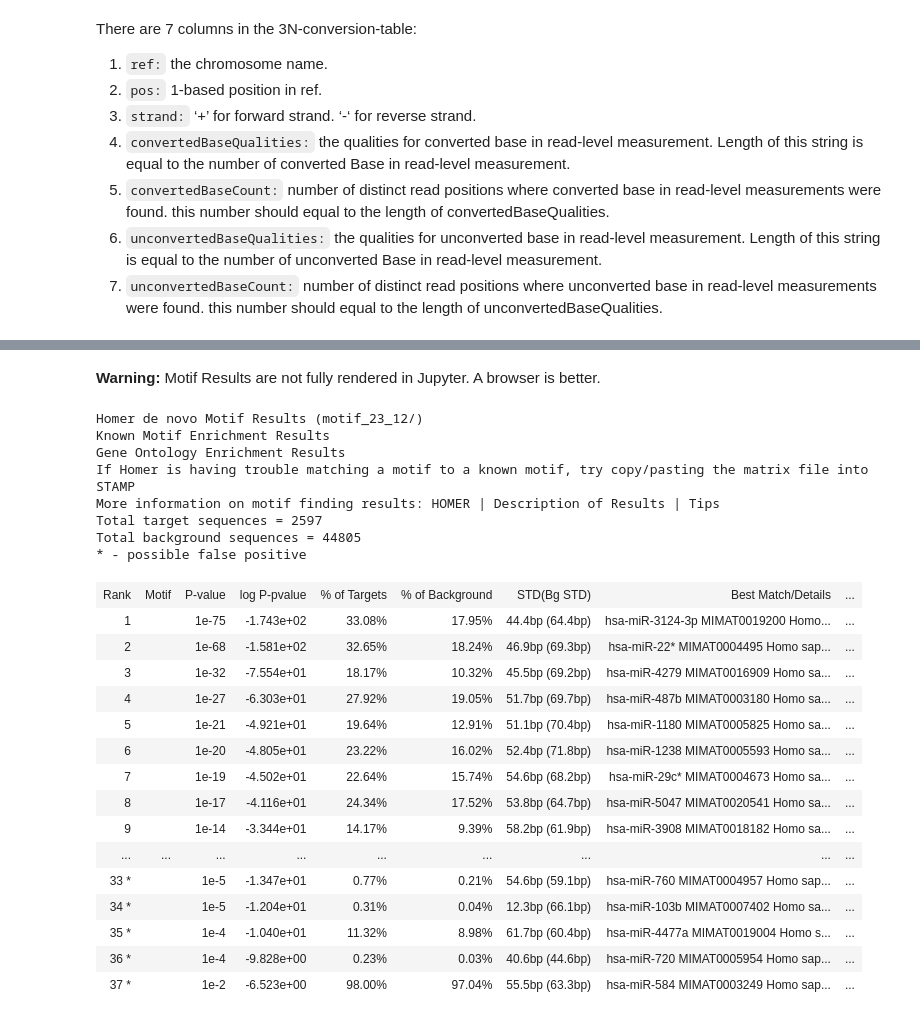
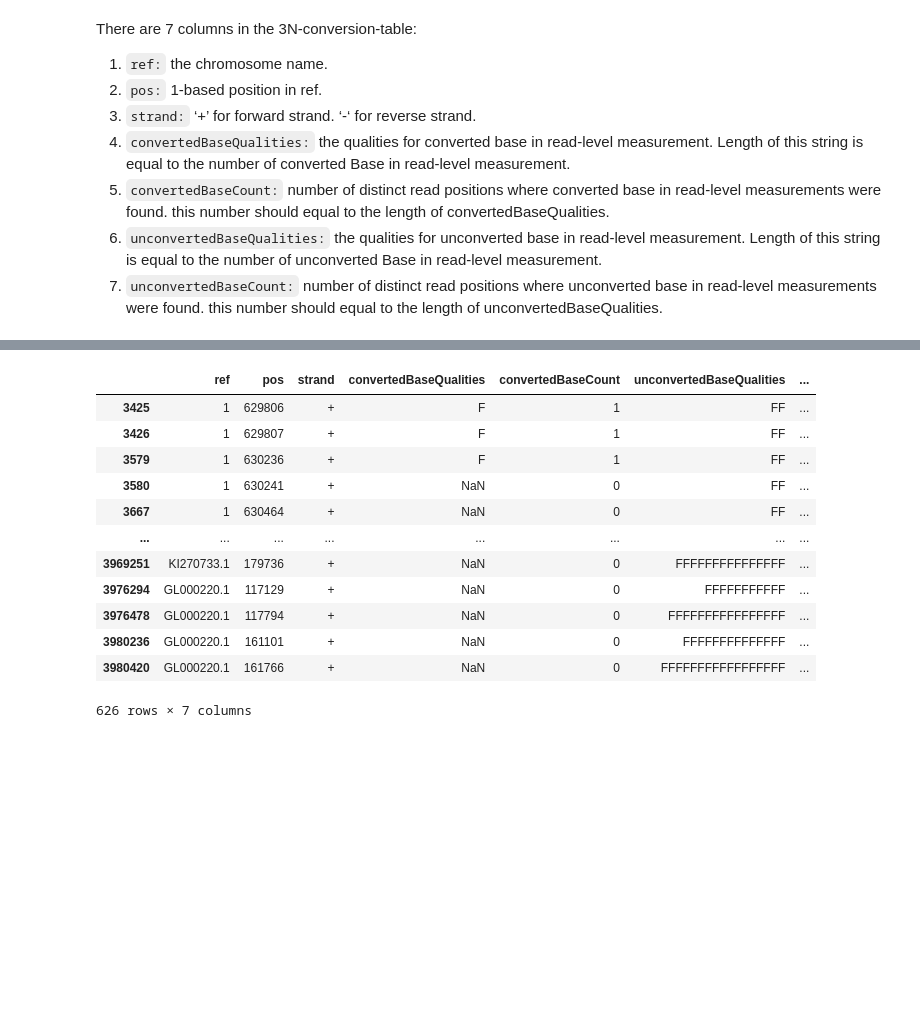
Before and after one commit to prairie-guy/UBS-seq_basic, a Jupyter notebook: workspace/ubs_basic.ipynb, the cells around one changed output, grey strips where cells are left out. Saved outputs shown, nothing was run; the diff lists cells and outputs as text; code cells hidden in the pictures; blank space fills up the shorter version.

```diff
--- a/workspace/ubs_basic.ipynb
+++ b/workspace/ubs_basic.ipynb
@@ -1164,4 +810,0 @@ INFO  @ 14 Oct 2023 05:24:20: [174 MB] Done!
-# %%
-in_fwd_path = mkpath(f"peak_fwd{tag}")
-in_rev_path = mkpath(f"peak_rev{tag}")
-out_path    = mkpath(f"peak_all{tag}")
@@ -1192,3 +810,0 @@ df[:2]
-# %%
-in_path =  mkpath(f"peak_all{tag}")
-out_path = mkpath(f"motif{tag}")
@@ -1225,30 +811,4 @@ out_path = mkpath(f"motif{tag}")
-# %% [markdown]
-**Warning:** Motif Results are not fully rendered in Jupyter. A browser is better.
-# %%
-from IPython.display import HTML
-HTML(filename=out_path/"homerResults.html")
-# %% [output]
-Homer de novo Motif Results (motif_23_12/)
-Known Motif Enrichment Results
-Gene Ontology Enrichment Results
-If Homer is having trouble matching a motif to a known motif, try copy/pasting the matrix file into STAMP
-More information on motif finding results: HOMER | Description of Results | Tips
-Total target sequences = 2597
-Total background sequences = 44805
-* - possible false positive
-| Rank | Motif | P-value | log P-pvalue | % of Targets | % of Background | STD(Bg STD) | Best Match/Details | ... |
-| 1 |  | 1e-75 | -1.743e+02 | 33.08% | 17.95% | 44.4bp (64.4bp) | hsa-miR-3124-3p MIMAT0019200 Homo... | ... |
-| 2 |  | 1e-68 | -1.581e+02 | 32.65% | 18.24% | 46.9bp (69.3bp) | hsa-miR-22* MIMAT0004495 Homo sap... | ... |
-| 3 |  | 1e-32 | -7.554e+01 | 18.17% | 10.32% | 45.5bp (69.2bp) | hsa-miR-4279 MIMAT0016909 Homo sa... | ... |
-| 4 |  | 1e-27 | -6.303e+01 | 27.92% | 19.05% | 51.7bp (69.7bp) | hsa-miR-487b MIMAT0003180 Homo sa... | ... |
-| 5 |  | 1e-21 | -4.921e+01 | 19.64% | 12.91% | 51.1bp (70.4bp) | hsa-miR-1180 MIMAT0005825 Homo sa... | ... |
-| 6 |  | 1e-20 | -4.805e+01 | 23.22% | 16.02% | 52.4bp (71.8bp) | hsa-miR-1238 MIMAT0005593 Homo sa... | ... |
-| 7 |  | 1e-19 | -4.502e+01 | 22.64% | 15.74% | 54.6bp (68.2bp) | hsa-miR-29c* MIMAT0004673 Homo sa... | ... |
-| 8 |  | 1e-17 | -4.116e+01 | 24.34% | 17.52% | 53.8bp (64.7bp) | hsa-miR-5047 MIMAT0020541 Homo sa... | ... |
-| 9 |  | 1e-14 | -3.344e+01 | 14.17% | 9.39% | 58.2bp (61.9bp) | hsa-miR-3908 MIMAT0018182 Homo sa... | ... |
-| ... | ... | ... | ... | ... | ... | ... | ... | ... |
-| 33 * |  | 1e-5 | -1.347e+01 | 0.77% | 0.21% | 54.6bp (59.1bp) | hsa-miR-760 MIMAT0004957 Homo sap... | ... |
-| 34 * |  | 1e-5 | -1.204e+01 | 0.31% | 0.04% | 12.3bp (66.1bp) | hsa-miR-103b MIMAT0007402 Homo sa... | ... |
-| 35 * |  | 1e-4 | -1.040e+01 | 11.32% | 8.98% | 61.7bp (60.4bp) | hsa-miR-4477a MIMAT0019004 Homo s... | ... |
-| 36 * |  | 1e-4 | -9.828e+00 | 0.23% | 0.03% | 40.6bp (44.6bp) | hsa-miR-720 MIMAT0005954 Homo sap... | ... |
-| 37 * |  | 1e-2 | -6.523e+00 | 98.00% | 97.04% | 55.5bp (63.3bp) | hsa-miR-584 MIMAT0003249 Homo sap... | ... |
+# %%
+df = pd.read_csv(out_path/'t1.tsv.gz', sep='\t', compression='gzip', low_memory=False, dtype={4: int, 6: int, })
+# %%
+df2 = df[(df['unconvertedBaseCount'] > 1) &  (df['unconvertedBaseCount'] > df['convertedBaseCount'])]
@@ -1254,0 +817,16 @@ Total background sequences = 44805
+# %%
+df2
+# %% [output]
+|  | ref | pos | strand | convertedBaseQualities | convertedBaseCount | unconvertedBaseQualities | ... |
+| 3425 | 1 | 629806 | + | F | 1 | FF | ... |
+| 3426 | 1 | 629807 | + | F | 1 | FF | ... |
+| 3579 | 1 | 630236 | + | F | 1 | FF | ... |
+| 3580 | 1 | 630241 | + | NaN | 0 | FF | ... |
+| 3667 | 1 | 630464 | + | NaN | 0 | FF | ... |
+| ... | ... | ... | ... | ... | ... | ... | ... |
+| 3969251 | KI270733.1 | 179736 | + | NaN | 0 | FFFFFFFFFFFFFFF | ... |
+| 3976294 | GL000220.1 | 117129 | + | NaN | 0 | FFFFFFFFFFF | ... |
+| 3976478 | GL000220.1 | 117794 | + | NaN | 0 | FFFFFFFFFFFFFFFF | ... |
+| 3980236 | GL000220.1 | 161101 | + | NaN | 0 | FFFFFFFFFFFFFF | ... |
+| 3980420 | GL000220.1 | 161766 | + | NaN | 0 | FFFFFFFFFFFFFFFFF | ... |
+626 rows × 7 columns
```
Also changed, not shown: parts of 89 cells of this notebook.
